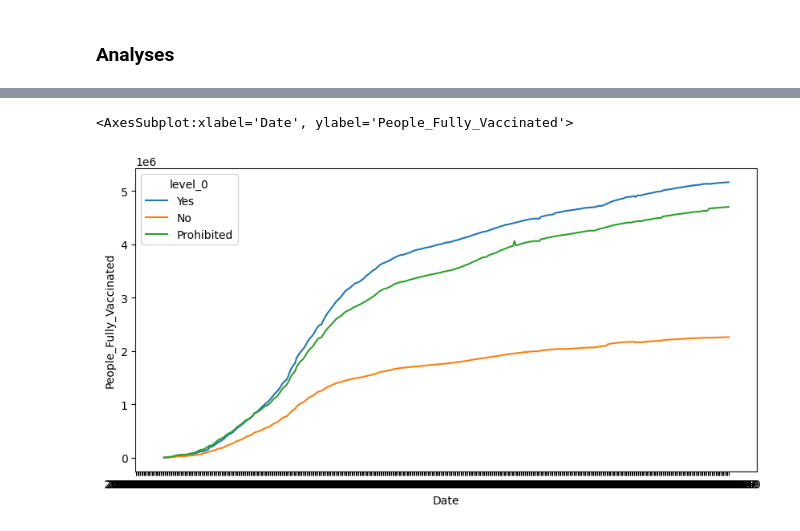
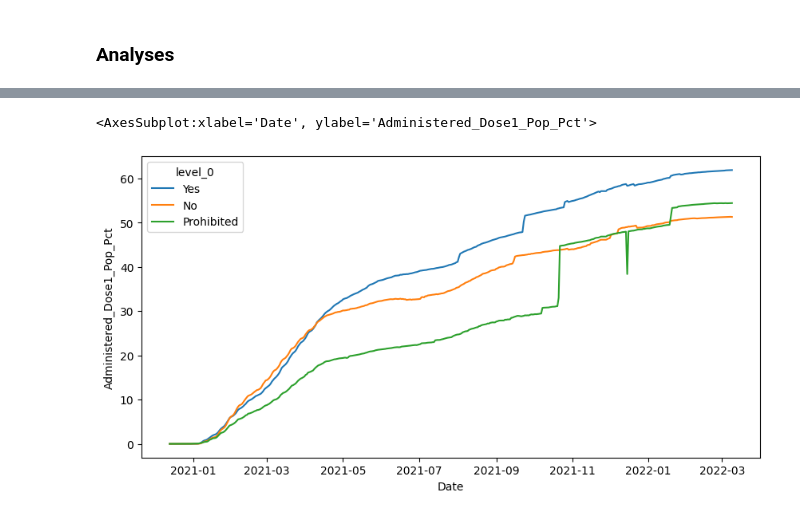
Before and after one commit to youribenadjaoud/mph-thesis, a Jupyter notebook: src/notebooks/domestic_exploration.ipynb, the cells around one changed output, grey strips where cells are left out. Drawn from its saved outputs; the diff is of its cells as text; code cells hidden in the pictures.

```diff
--- a/src/notebooks/domestic_exploration.ipynb
+++ b/src/notebooks/domestic_exploration.ipynb
@@ -129,13 +178,16 @@ state_pop_grouped.head()
 # %%
+# CDC Vaccine Rates Plot
+# Something weird going on here, need to double check data to see what is happening
+
 fig, ax = plt.subplots(figsize=(10,5), dpi = 100)
 
 sns.lineplot(
-    data = vacc_all_jhu,
+    data = vacc_all_cdc,
     x = 'Date',
-    y = "People_Fully_Vaccinated",
+    y = "Administered_Dose1_Pop_Pct",
     hue = 'level_0',
     ci=None
 )
 # %% [output]
-<AxesSubplot:xlabel='Date', ylabel='People_Fully_Vaccinated'>
+<AxesSubplot:xlabel='Date', ylabel='Administered_Dose1_Pop_Pct'>
-[figure, old version]
+[figure, new version]
```
Also changed, not shown: parts of 19 cells of this notebook.
